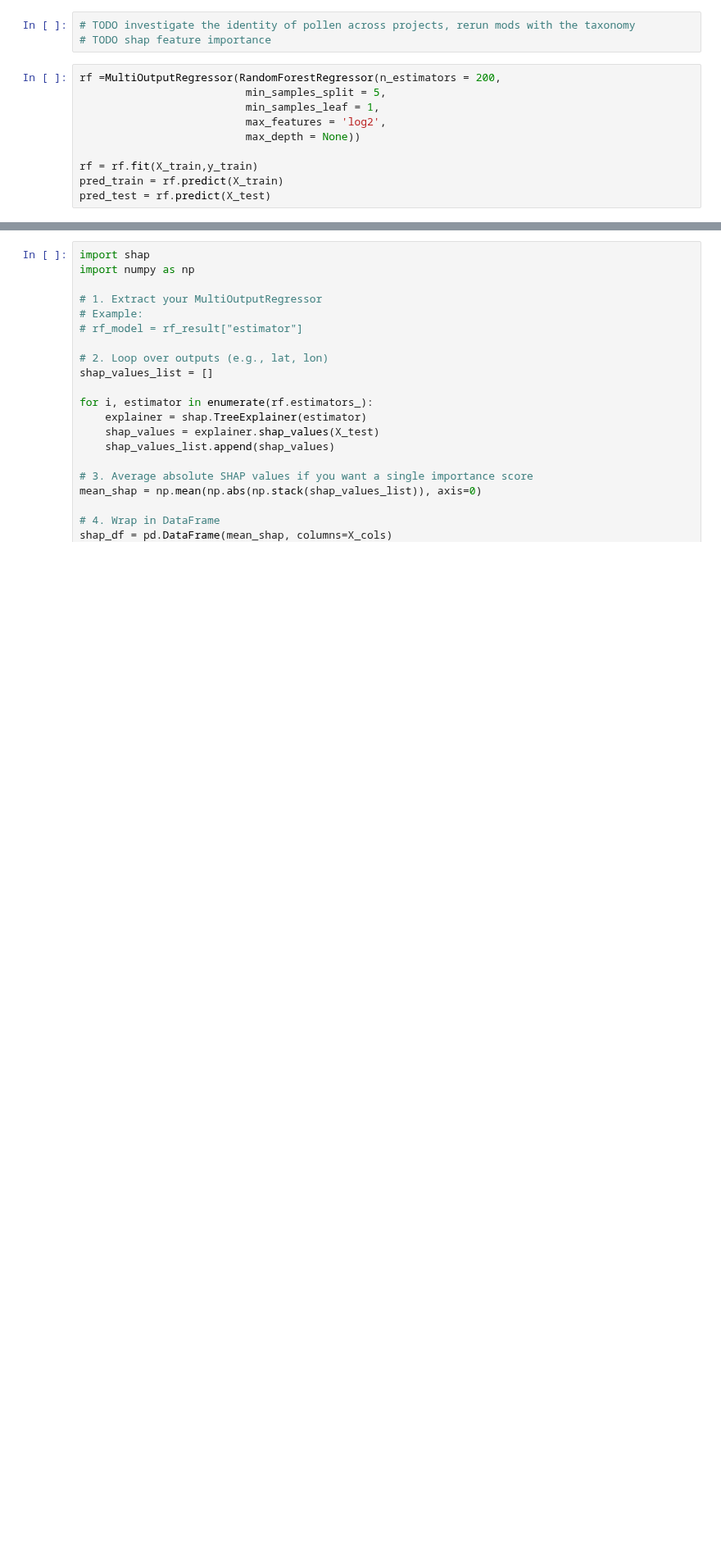
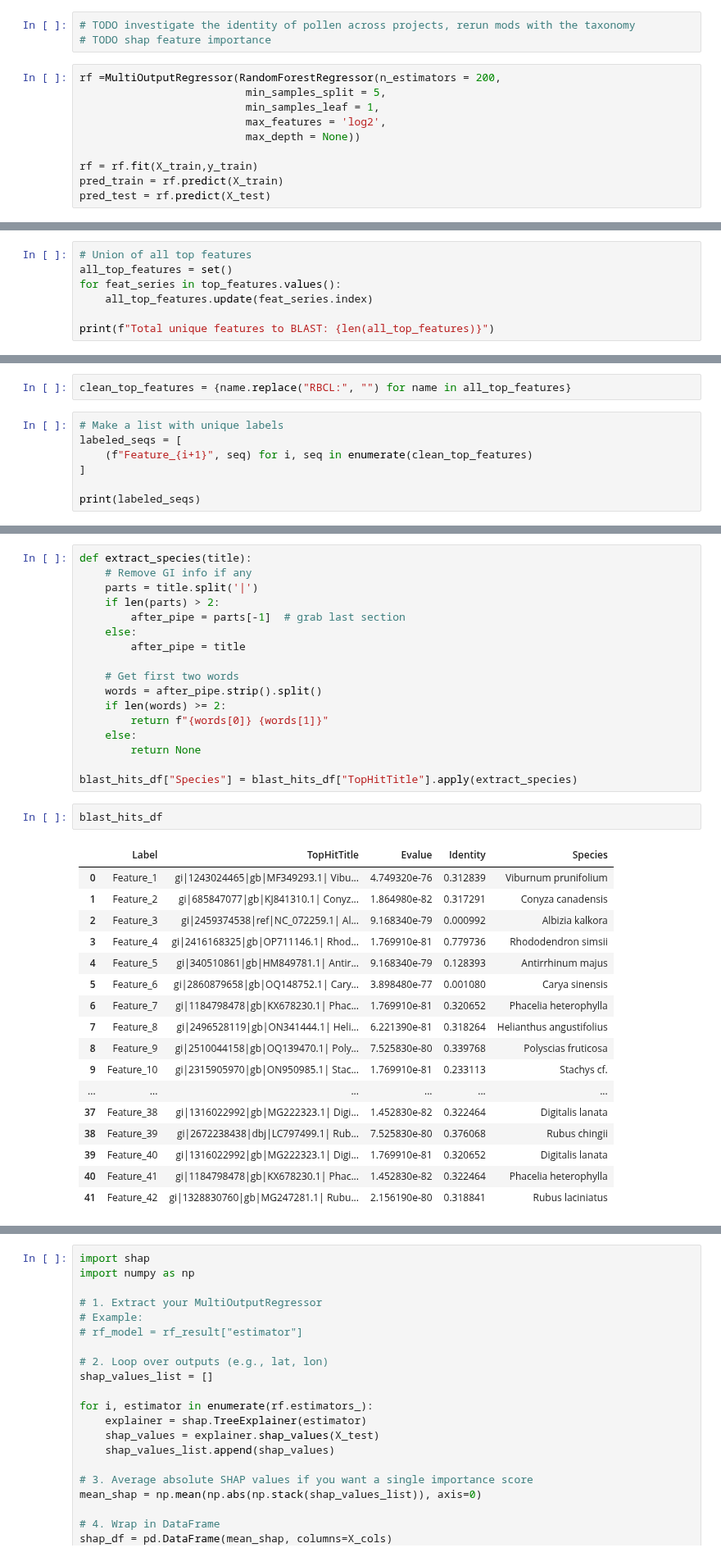
Before and after one commit to hayesrebecca/pollenGeolocation, a Jupyter notebook: raw/5_rawAllModelCompare.ipynb, the cells around one changed output, grey strips where cells are left out. Shown at 82% size. Drawn from its saved outputs; the diff is of its cells as text; blank space fills up the shorter version.

```diff
--- a/raw/5_rawAllModelCompare.ipynb
+++ b/raw/5_rawAllModelCompare.ipynb
@@ -501,0 +555,7 @@ X_cols = np.load('../pollenGeolocation_saved/SI_X_cols.npy', allow_pickle=True)
+# %%
+# Union of all top features
+all_top_features = set()
+for feat_series in top_features.values():
+    all_top_features.update(feat_series.index)
+
+print(f"Total unique features to BLAST: {len(all_top_features)}")
@@ -501,0 +564,9 @@ X_cols = np.load('../pollenGeolocation_saved/SI_X_cols.npy', allow_pickle=True)
+# %%
+clean_top_features = {name.replace("RBCL:", "") for name in all_top_features}
+# %%
+# Make a list with unique labels
+labeled_seqs = [
+    (f"Feature_{i+1}", seq) for i, seq in enumerate(clean_top_features)
+]
+
+print(labeled_seqs)
@@ -501,0 +690,37 @@ X_cols = np.load('../pollenGeolocation_saved/SI_X_cols.npy', allow_pickle=True)
+# %%
+def extract_species(title):
+    # Remove GI info if any
+    parts = title.split('|')
+    if len(parts) > 2:
+        after_pipe = parts[-1]  # grab last section
+    else:
+        after_pipe = title
+
+    # Get first two words
+    words = after_pipe.strip().split()
+    if len(words) >= 2:
+        return f"{words[0]} {words[1]}"
+    else:
+        return None
+
+blast_hits_df["Species"] = blast_hits_df["TopHitTitle"].apply(extract_species)
+# %%
+blast_hits_df
+# %% [output]
+|  | Label | TopHitTitle | Evalue | Identity | Species |
+| 0 | Feature_1 | gi|1243024465|gb|MF349293.1| Vibu... | 4.749320e-76 | 0.312839 | Viburnum prunifolium |
+| 1 | Feature_2 | gi|685847077|gb|KJ841310.1| Conyz... | 1.864980e-82 | 0.317291 | Conyza canadensis |
+| 2 | Feature_3 | gi|2459374538|ref|NC_072259.1| Al... | 9.168340e-79 | 0.000992 | Albizia kalkora |
+| 3 | Feature_4 | gi|2416168325|gb|OP711146.1| Rhod... | 1.769910e-81 | 0.779736 | Rhododendron simsii |
+| 4 | Feature_5 | gi|340510861|gb|HM849781.1| Antir... | 9.168340e-79 | 0.128393 | Antirrhinum majus |
+| 5 | Feature_6 | gi|2860879658|gb|OQ148752.1| Cary... | 3.898480e-77 | 0.001080 | Carya sinensis |
+| 6 | Feature_7 | gi|1184798478|gb|KX678230.1| Phac... | 1.769910e-81 | 0.320652 | Phacelia heterophylla |
+| 7 | Feature_8 | gi|2496528119|gb|ON341444.1| Heli... | 6.221390e-81 | 0.318264 | Helianthus angustifolius |
+| 8 | Feature_9 | gi|2510044158|gb|OQ139470.1| Poly... | 7.525830e-80 | 0.339768 | Polyscias fruticosa |
+| 9 | Feature_10 | gi|2315905970|gb|ON950985.1| Stac... | 1.769910e-81 | 0.233113 | Stachys cf. |
+| ... | ... | ... | ... | ... | ... |
+| 37 | Feature_38 | gi|1316022992|gb|MG222323.1| Digi... | 1.452830e-82 | 0.322464 | Digitalis lanata |
+| 38 | Feature_39 | gi|2672238438|dbj|LC797499.1| Rub... | 7.525830e-80 | 0.376068 | Rubus chingii |
+| 39 | Feature_40 | gi|1316022992|gb|MG222323.1| Digi... | 1.769910e-81 | 0.320652 | Digitalis lanata |
+| 40 | Feature_41 | gi|1184798478|gb|KX678230.1| Phac... | 1.452830e-82 | 0.322464 | Phacelia heterophylla |
+| 41 | Feature_42 | gi|1328830760|gb|MG247281.1| Rubu... | 2.156190e-80 | 0.318841 | Rubus laciniatus |
```
Also changed, not shown: parts of 34 cells of this notebook.
